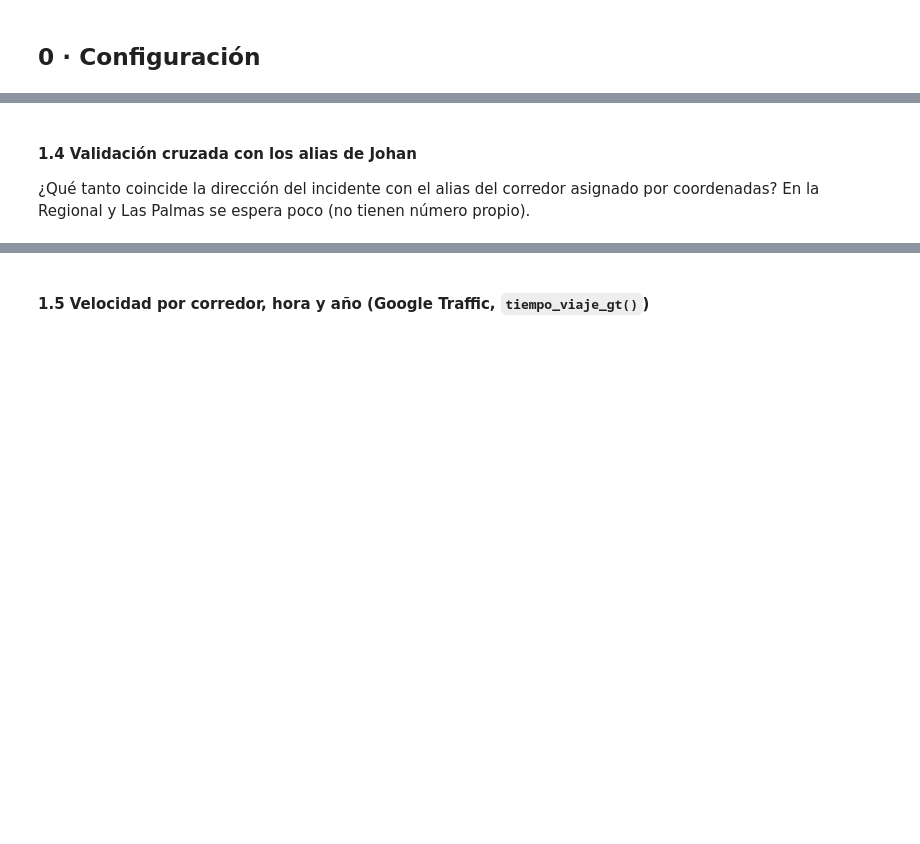
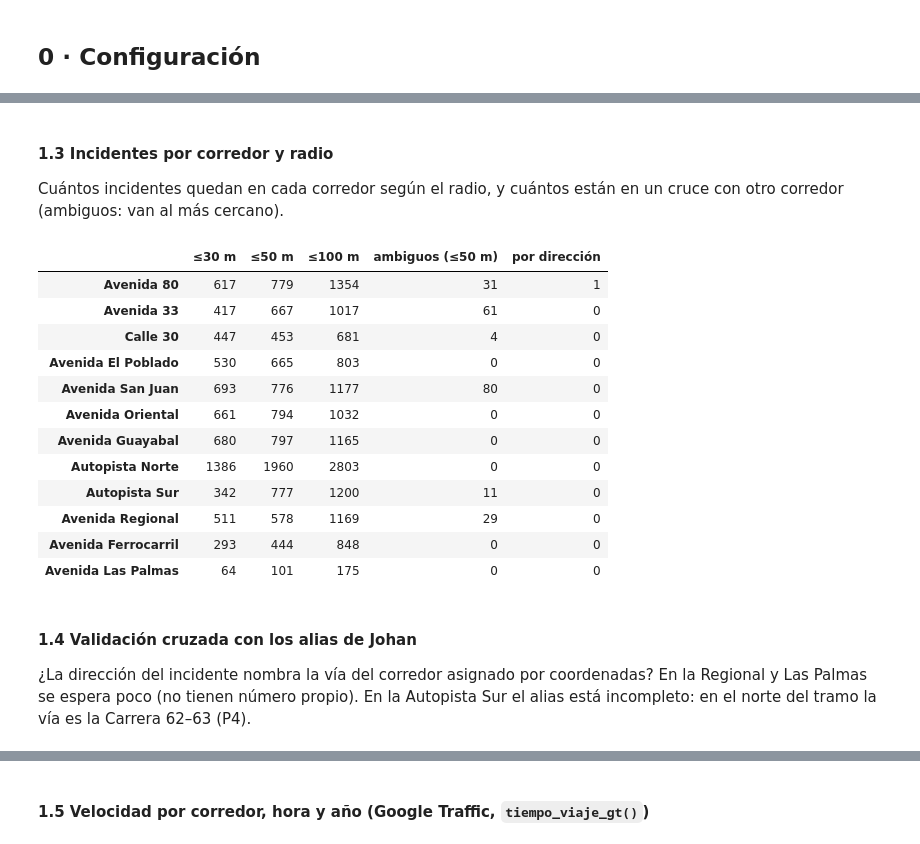
Before and after one commit to cristophh07-dot/segundos-contra-vidas, a Jupyter notebook: notebooks/03_exponente_medellin.ipynb, the cells around one changed output, grey strips where cells are left out. Drawn from its saved outputs; the diff is of its cells as text; code cells hidden in the pictures; blank space fills up the shorter version.

```diff
--- a/notebooks/03_exponente_medellin.ipynb
+++ b/notebooks/03_exponente_medellin.ipynb
@@ -149,3 +145,27 @@ tab_amb
+# %% [markdown]
+#### 1.3 Incidentes por corredor y radio
+Cuántos incidentes quedan en cada corredor según el radio, y cuántos están en un cruce con otro corredor (ambiguos: van al más cercano).
+# %%
+resumen = pd.DataFrame({f"≤{r} m": graves[f"cor_{r}m"].value_counts() for r in (30, 50, 100)})
+resumen["ambiguos (≤50 m)"] = graves.loc[graves["ambiguo"].astype(bool), "cor_50m"].value_counts()
+resumen["por dirección"] = graves.loc[por_dir, "corredor_id"].value_counts()
+resumen = resumen.reindex(list(CORREDORES)).fillna(0).astype(int)
+resumen.index = resumen.index.map(NOMBRE)
+resumen
+# %% [output]
+|  | ≤30 m | ≤50 m | ≤100 m | ambiguos (≤50 m) | por dirección |
+| Avenida 80 | 617 | 779 | 1354 | 31 | 1 |
+| Avenida 33 | 417 | 667 | 1017 | 61 | 0 |
+| Calle 30 | 447 | 453 | 681 | 4 | 0 |
+| Avenida El Poblado | 530 | 665 | 803 | 0 | 0 |
+| Avenida San Juan | 693 | 776 | 1177 | 80 | 0 |
+| Avenida Oriental | 661 | 794 | 1032 | 0 | 0 |
+| Avenida Guayabal | 680 | 797 | 1165 | 0 | 0 |
+| Autopista Norte | 1386 | 1960 | 2803 | 0 | 0 |
+| Autopista Sur | 342 | 777 | 1200 | 11 | 0 |
+| Avenida Regional | 511 | 578 | 1169 | 29 | 0 |
+| Avenida Ferrocarril | 293 | 444 | 848 | 0 | 0 |
+| Avenida Las Palmas | 64 | 101 | 175 | 0 | 0 |
 # %% [markdown]
 #### 1.4 Validación cruzada con los alias de Johan
-¿Qué tanto coincide la dirección del incidente con el alias del corredor asignado por coordenadas? En la Regional y Las Palmas se espera poco (no tienen número propio).
+¿La dirección del incidente nombra la vía del corredor asignado por coordenadas? En la Regional y Las Palmas se espera poco (no tienen número propio). En la Autopista Sur el alias está incompleto: en el norte del tramo la vía es la Carrera 62–63 (P4).
```
Also changed, not shown: parts of 43 cells of this notebook, 1 other file.
